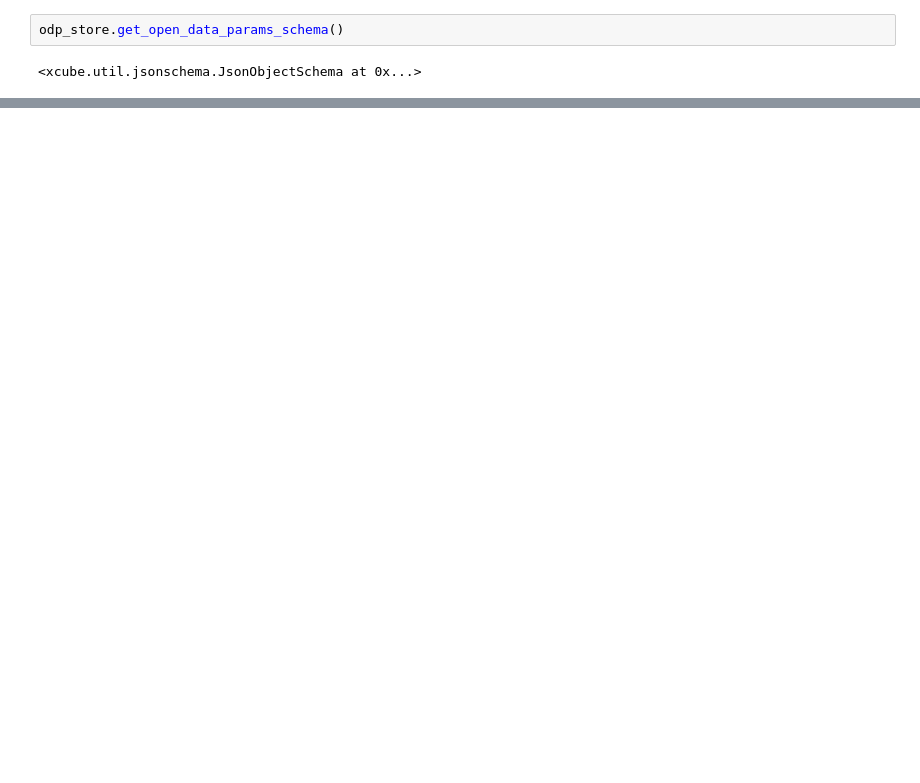
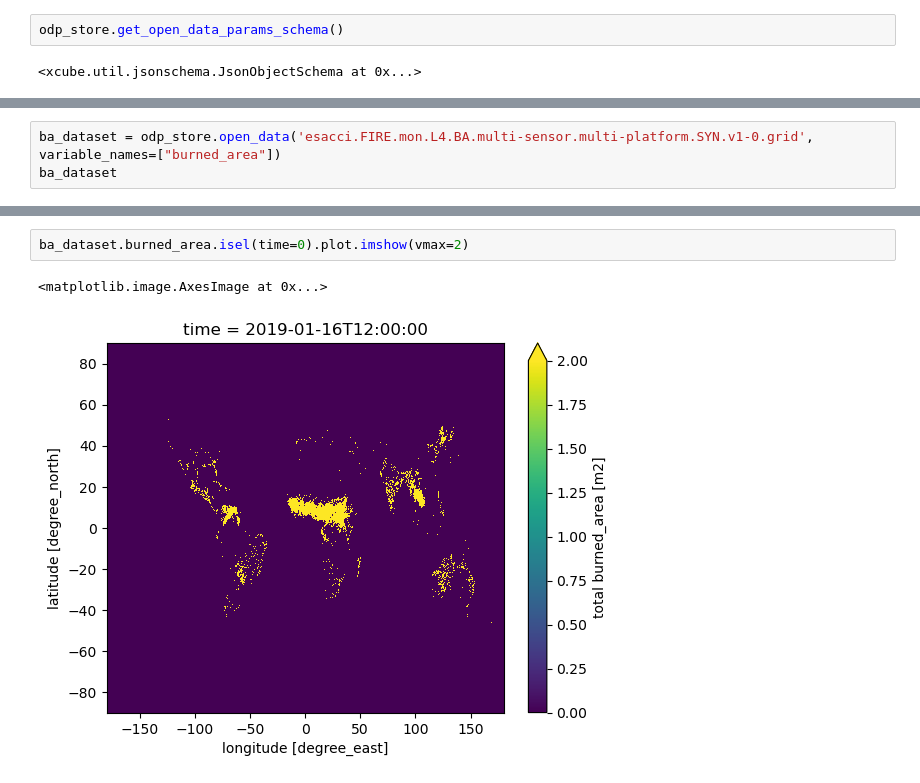
Before and after one commit to littlepictures/fire_fingerprints, a Jupyter notebook: scripts/dataprep/extract-burned-areas.ipynb, the cells around one changed output, grey strips where cells are left out. Cells and saved outputs as stored; diff of their text form; blank space fills up the shorter version.

Commit message:
Opening fire product

```diff
--- a/scripts/dataprep/extract-burned-areas.ipynb
+++ b/scripts/dataprep/extract-burned-areas.ipynb
@@ -219,0 +38,3 @@ array([<AxesSubplot: xlabel='time'>, <AxesSubplot: xlabel='time'>,
+# %%
+ba_dataset = odp_store.open_data('esacci.FIRE.mon.L4.BA.multi-sensor.multi-platform.SYN.v1-0.grid', variable_names=["burned_area"])
+ba_dataset
@@ -219,0 +129,5 @@ array([<AxesSubplot: xlabel='time'>, <AxesSubplot: xlabel='time'>,
+# %%
+ba_dataset.burned_area.isel(time=0).plot.imshow(vmax=2)
+# %% [output]
+<matplotlib.image.AxesImage at 0x...>
+[figure, added]
```
Also changed, not shown: parts of 22 cells of this notebook.
